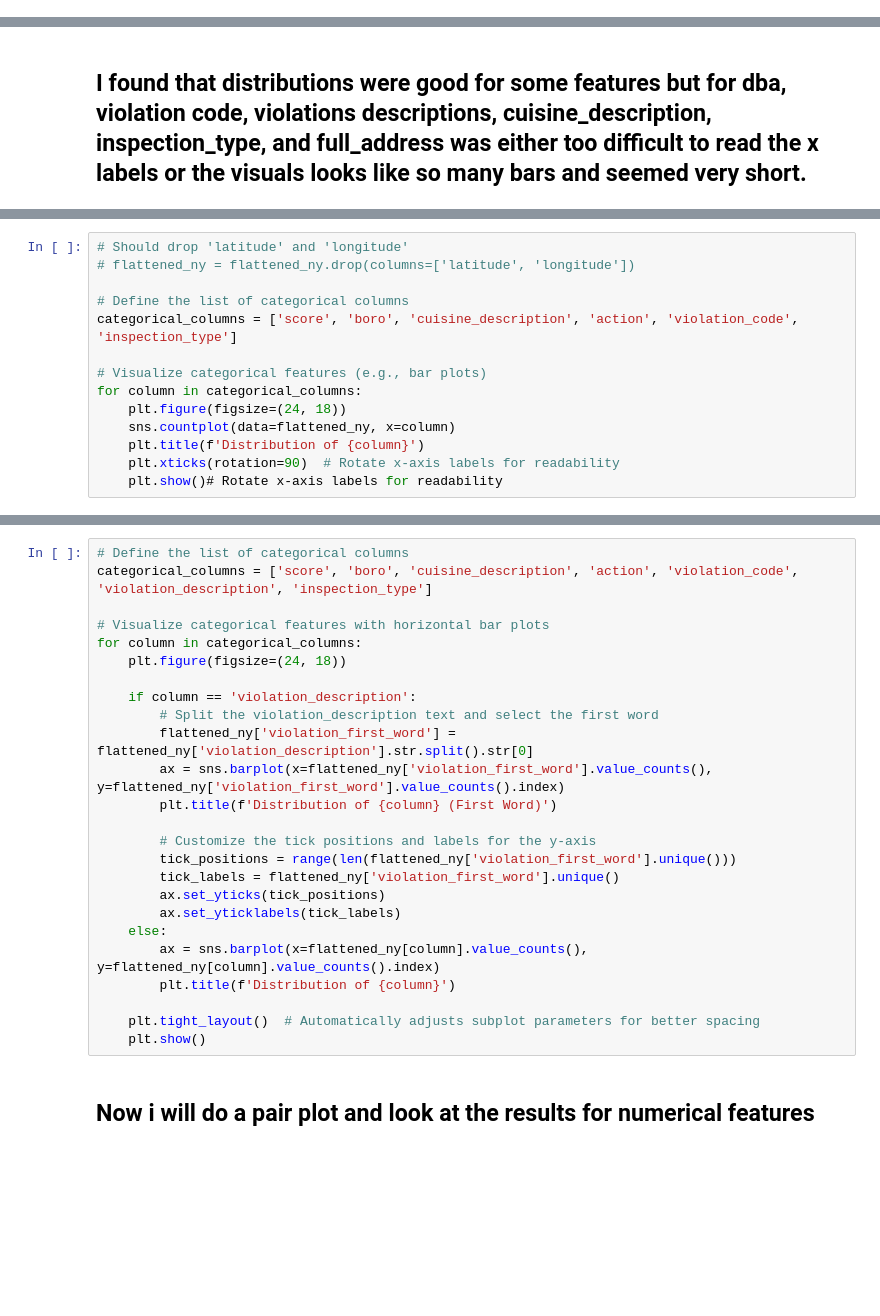
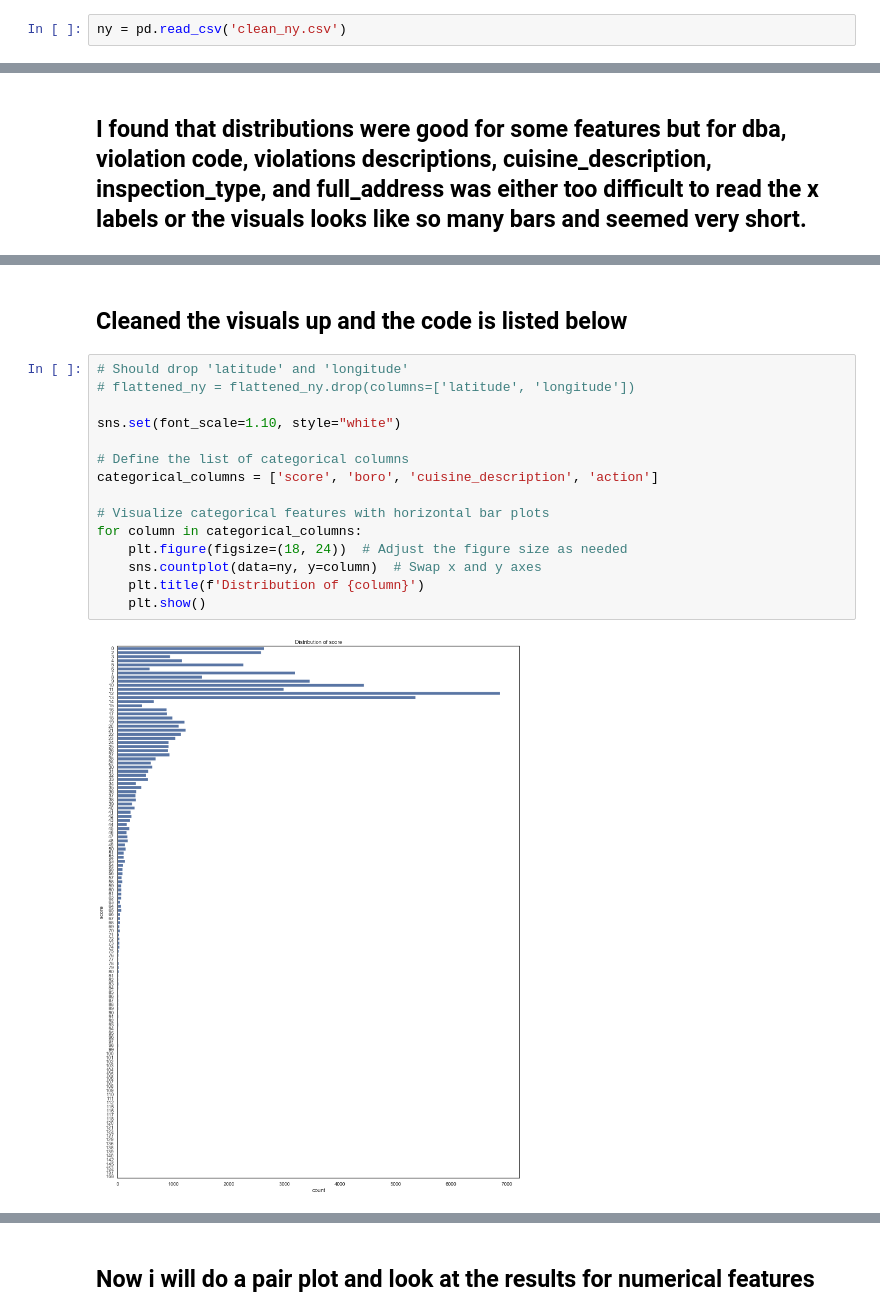
Before and after one commit to Somerville-2023/New-York-health-Inspection-Prediction, a Jupyter notebook: marc-folder/marc_eda.ipynb, the cells around one changed output, grey strips where cells are left out. Drawn from its saved outputs; the diff is of its cells as text; blank space fills up the shorter version.

Commit message:
created visuals

```diff
--- a/marc-folder/marc_eda.ipynb
+++ b/marc-folder/marc_eda.ipynb
@@ -174,6 +402,8 @@ flattened_ny.head()
 <!-- ## John Requested Matching Criteria   -->
 # %% [markdown]
 # Exploratory Data Analysis - Statistical Analysis
+# %%
+ny = pd.read_csv('clean_ny.csv')
 # %%
 ## Here I am using the cleaned dataframe
 # %%
@@ -220,14 +503,19 @@ import plotly
+# %% [markdown]
+## Cleaned the visuals up and the code is listed below
 # %%
 # Should drop 'latitude' and 'longitude'
 # flattened_ny = flattened_ny.drop(columns=['latitude', 'longitude'])
 
+sns.set(font_scale=1.10, style="white")
+
 # Define the list of categorical columns
-categorical_columns = ['score', 'boro', 'cuisine_description', 'action', 'violation_code', 'inspection_type']
+categorical_columns = ['score', 'boro', 'cuisine_description', 'action']
 
-# Visualize categorical features (e.g., bar plots)
+# Visualize categorical features with horizontal bar plots
 for column in categorical_columns:
-    plt.figure(figsize=(24, 18))
-    sns.countplot(data=flattened_ny, x=column)
+    plt.figure(figsize=(18, 24))  # Adjust the figure size as needed
+    sns.countplot(data=ny, y=column)  # Swap x and y axes
     plt.title(f'Distribution of {column}')
-    plt.xticks(rotation=90)  # Rotate x-axis labels for readability
-    plt.show()# Rotate x-axis labels for readability
+    plt.show()
+# %% [output]
+[figure, added]
@@ -234,27 +525,2 @@ for column in categorical_columns:
-# %%
-# Define the list of categorical columns
-categorical_columns = ['score', 'boro', 'cuisine_description', 'action', 'violation_code', 'violation_description', 'inspection_type']
-
-# Visualize categorical features with horizontal bar plots
-for column in categorical_columns:
-    plt.figure(figsize=(24, 18))
-
-    if column == 'violation_description':
-        # Split the violation_description text and select the first word
-        flattened_ny['violation_first_word'] = flattened_ny['violation_description'].str.split().str[0]
-        ax = sns.barplot(x=flattened_ny['violation_first_word'].value_counts(), y=flattened_ny['violation_first_word'].value_counts().index)
-        plt.title(f'Distribution of {column} (First Word)')
-
-        # Customize the tick positions and labels for the y-axis
-        tick_positions = range(len(flattened_ny['violation_first_word'].unique()))
-        tick_labels = flattened_ny['violation_first_word'].unique()
-        ax.set_yticks(tick_positions)
-        ax.set_yticklabels(tick_labels)
-    else:
-        ax = sns.barplot(x=flattened_ny[column].value_counts(), y=flattened_ny[column].value_counts().index)
-        plt.title(f'Distribution of {column}')
-
-    plt.tight_layout()  # Automatically adjusts subplot parameters for better spacing
-    plt.show()
 # %% [markdown]
 ## Now i will do a pair plot and look at the results for numerical features
```
Also changed, not shown: parts of 58 cells of this notebook, 1 other file.
